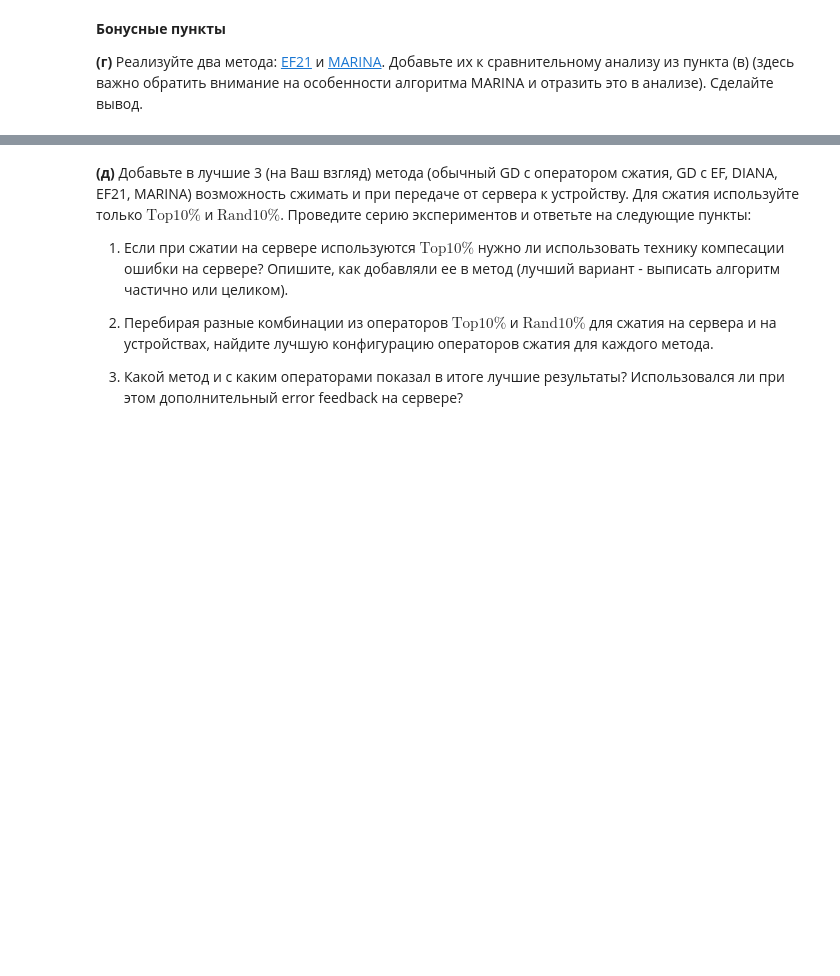
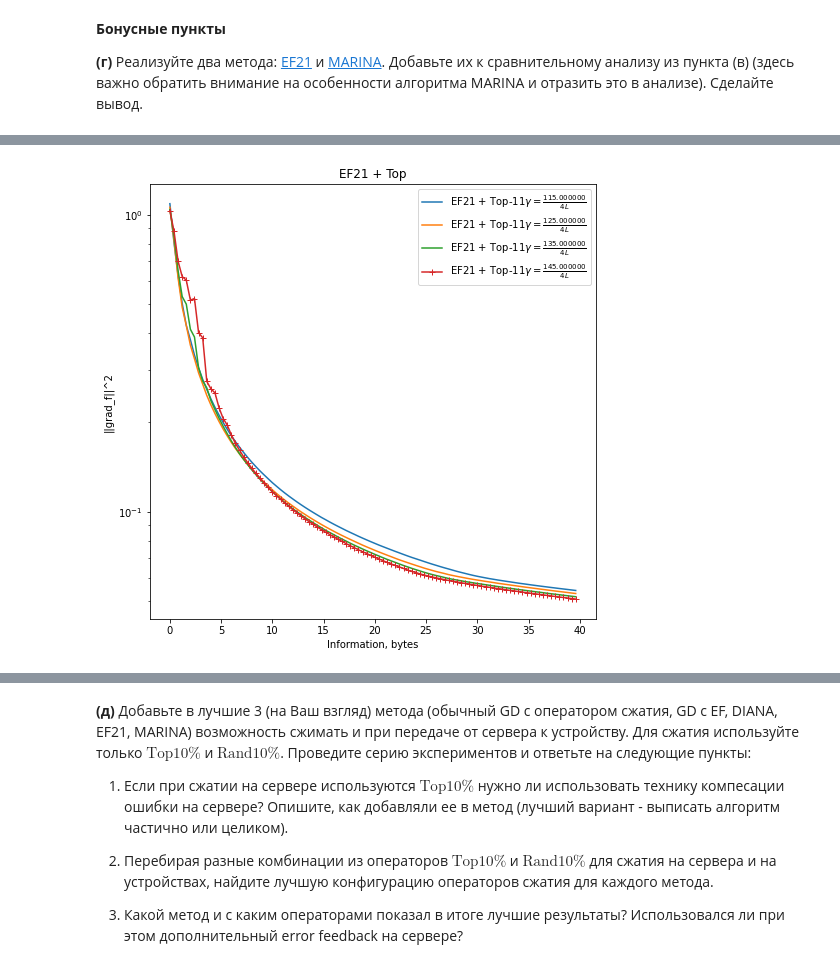
Before and after one commit to k2a07/MIPT-homeworks, a Jupyter notebook: Acharya_Kirill_Optimization_HW_7.ipynb, the cells around one changed output, grey strips where cells are left out. Saved outputs shown, nothing was run; the diff lists cells and outputs as text; code cells hidden in the pictures; blank space fills up the shorter version.

```diff
--- a/Acharya_Kirill_Optimization_HW_7.ipynb
+++ b/Acharya_Kirill_Optimization_HW_7.ipynb
@@ -630,0 +653,15 @@ __(г)__ Реализуйте два метода: [EF21](https://proceedings.ne
+# %%
+#LR fitting EF21 + Top10%
+title = "EF21 + Top"
+n_iter = 100
+compression_coeff = 0.1
+c_param_list = [115, 125, 135, 145, 155]
+x, y, labels, best_alg, best_information, best_differences_arr, best_label, best_idx, accs, best_points_arr = best_compressor_alg_loss(
+                                            d_logloss_mushrooms, d_logloss_grad_mushrooms, title,
+                                            n_iter, compression_coeff, c_param_list, y_lim = 1e-2,
+                                            rand_k_activate = False, top_k_activate = True, diana_activate = False,
+                                            ef_activate = False, ef21_activate = True
+                                            )
+opt.plot_graphs(x, y, x_label = "Information, bytes", lines_labels = labels, title = title, logscale = True, criteria_type = "||grad_f||^2", idx_marker_arr = best_idx)
+# %% [output]
+[figure, added]
```
Also changed, not shown: parts of 11 cells of this notebook, 1 other file.
